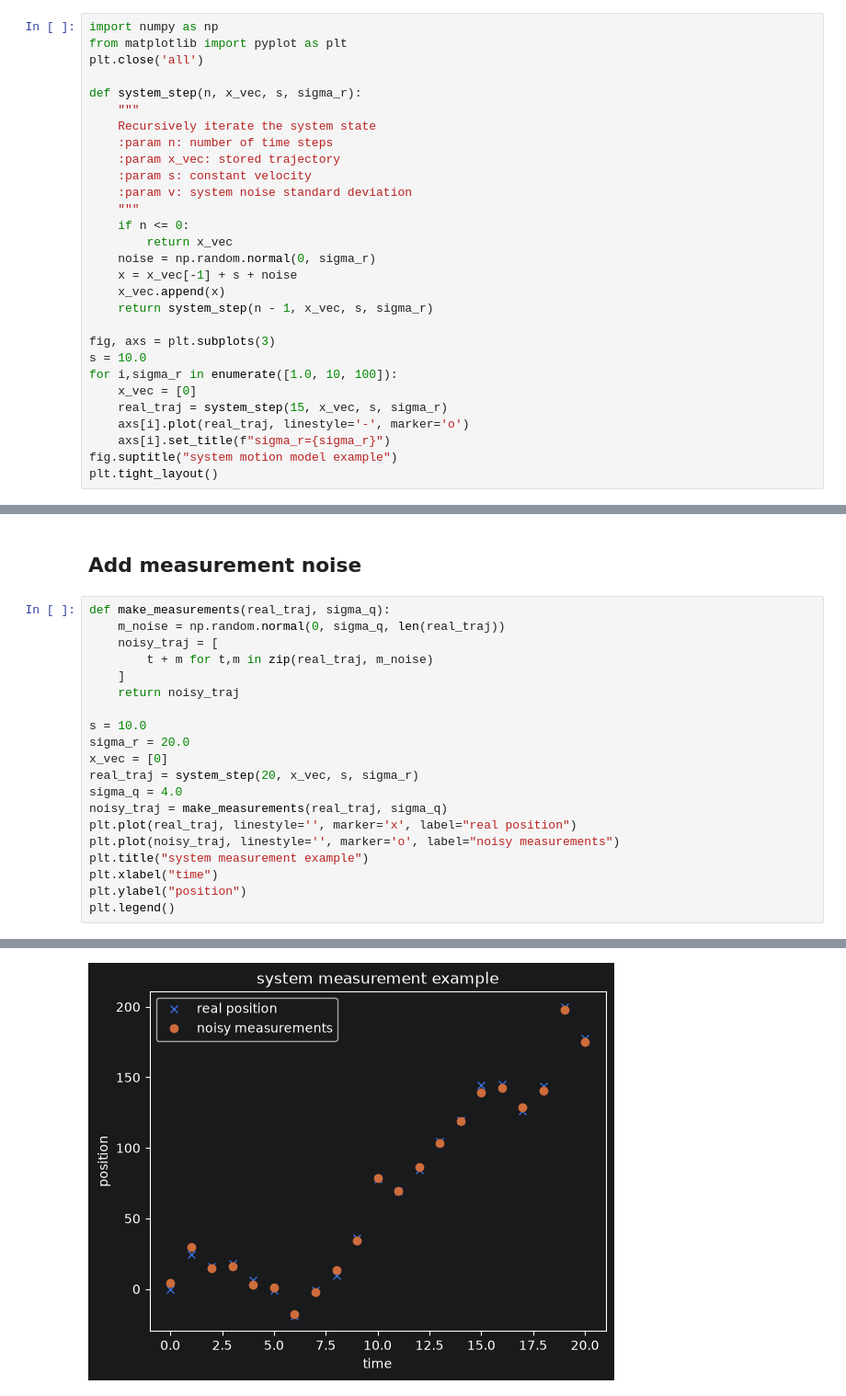
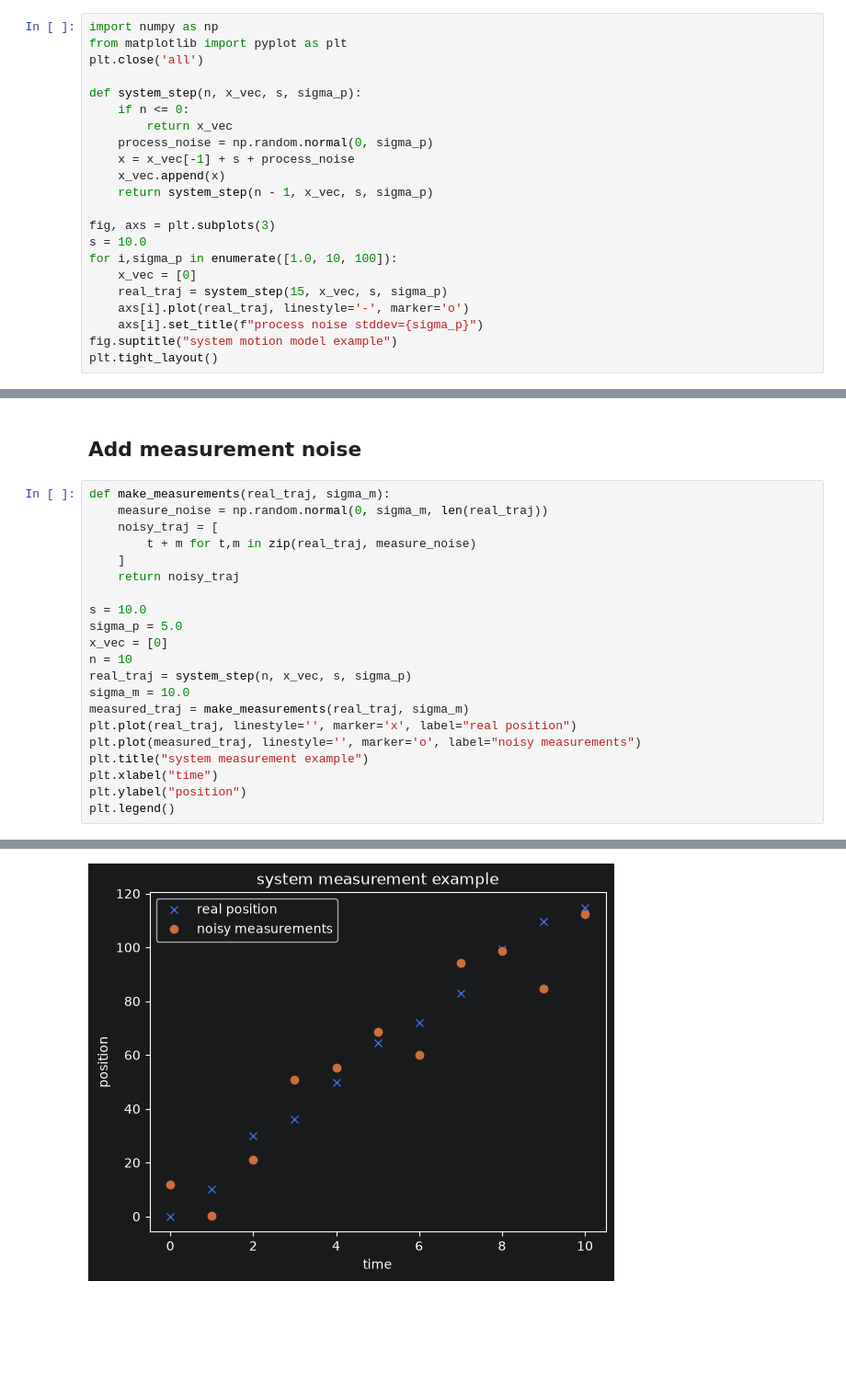
Before and after one commit to cravies/BayesianTracking, a Jupyter notebook: kalman_filter.ipynb, the cells around one changed output, grey strips where cells are left out. Shown at 92% size. Saved outputs shown, nothing was run; the diff lists cells and outputs as text; blank space fills up the shorter version.

```diff
--- a/kalman_filter.ipynb
+++ b/kalman_filter.ipynb
@@ -50,28 +53,21 @@ import numpy as np
 from matplotlib import pyplot as plt
 plt.close('all')
 
-def system_step(n, x_vec, s, sigma_r):
-    """
-    Recursively iterate the system state
-    :param n: number of time steps
-    :param x_vec: stored trajectory
-    :param s: constant velocity
-    :param v: system noise standard deviation
-    """
+def system_step(n, x_vec, s, sigma_p):
     if n <= 0:
         return x_vec
-    noise = np.random.normal(0, sigma_r)
-    x = x_vec[-1] + s + noise
+    process_noise = np.random.normal(0, sigma_p)
+    x = x_vec[-1] + s + process_noise
     x_vec.append(x)
-    return system_step(n - 1, x_vec, s, sigma_r)
+    return system_step(n - 1, x_vec, s, sigma_p)
 
 fig, axs = plt.subplots(3)
 s = 10.0
-for i,sigma_r in enumerate([1.0, 10, 100]):
+for i,sigma_p in enumerate([1.0, 10, 100]):
     x_vec = [0]
-    real_traj = system_step(15, x_vec, s, sigma_r)
+    real_traj = system_step(15, x_vec, s, sigma_p)
     axs[i].plot(real_traj, linestyle='-', marker='o')
-    axs[i].set_title(f"sigma_r={sigma_r}")
+    axs[i].set_title(f"process noise stddev={sigma_p}")
 fig.suptitle("system motion model example")
 plt.tight_layout()
 # %% [output]
@@ -79,25 +75,26 @@ plt.tight_layout()
 # %% [markdown]
 ## Add measurement noise
 # %%
-def make_measurements(real_traj, sigma_q):
-    m_noise = np.random.normal(0, sigma_q, len(real_traj))
+def make_measurements(real_traj, sigma_m):
+    measure_noise = np.random.normal(0, sigma_m, len(real_traj))
     noisy_traj = [
-        t + m for t,m in zip(real_traj, m_noise)
+        t + m for t,m in zip(real_traj, measure_noise)
     ]
     return noisy_traj
 
 s = 10.0
-sigma_r = 20.0
+sigma_p = 5.0
 x_vec = [0]
-real_traj = system_step(20, x_vec, s, sigma_r)
-sigma_q = 4.0
-noisy_traj = make_measurements(real_traj, sigma_q)
+n = 10
+real_traj = system_step(n, x_vec, s, sigma_p)
+sigma_m = 10.0
+measured_traj = make_measurements(real_traj, sigma_m)
 plt.plot(real_traj, linestyle='', marker='x', label="real position")
-plt.plot(noisy_traj, linestyle='', marker='o', label="noisy measurements")
+plt.plot(measured_traj, linestyle='', marker='o', label="noisy measurements")
 plt.title("system measurement example")
 plt.xlabel("time")
 plt.ylabel("position")
 plt.legend()
 # %% [output]
 <matplotlib.legend.Legend at 0x...>
-[figure, old version]
+[figure, new version]
```
Also changed, not shown: parts of 7 cells of this notebook.
